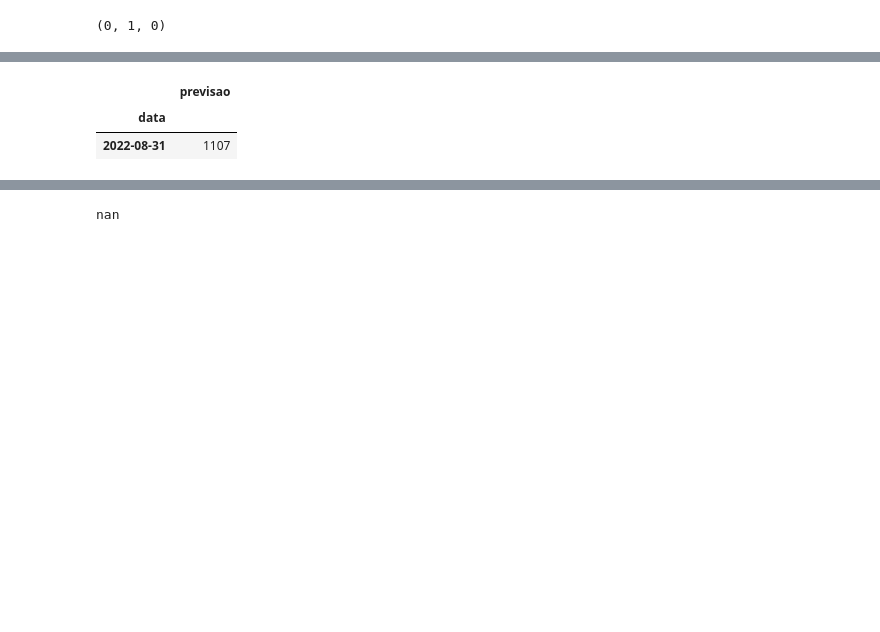
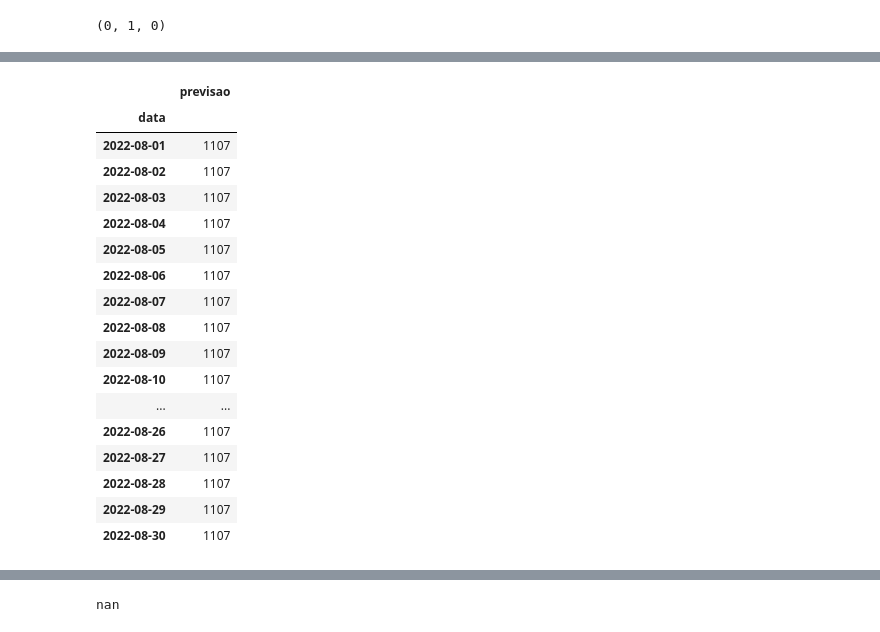
Before and after one commit to Evandro72/Mineracao-Facebook, a Jupyter notebook: Mineração_e_Análise_de_Dados_do_Facebook.ipynb, the cells around one changed output, grey strips where cells are left out. Cells and saved outputs as stored; diff of their text form; code cells hidden in the pictures; blank space fills up the shorter version.

```diff
--- a/Mineração_e_Análise_de_Dados_do_Facebook.ipynb
+++ b/Mineração_e_Análise_de_Dados_do_Facebook.ipynb
@@ -1579,4 +1568,4 @@ previsoes
 # %%
-dias = pd.date_range(start = '2022-08-31', end = '2022-09-29')
+dias = pd.date_range(start = '2022-08-01', end = '2022-08-30')
 dias
 # %% [output]
@@ -1642,9 +1672,24 @@ fas_teste_df
 # %%
-previsoes['2022-08-31':'2022-08-31']
+previsoes['2022-08-01':'2022-08-30']
 # %% [output]
 |  | previsao |
 | data |  |
-| 2022-08-31 | 1107 |
+| 2022-08-01 | 1107 |
+| 2022-08-02 | 1107 |
+| 2022-08-03 | 1107 |
+| 2022-08-04 | 1107 |
+| 2022-08-05 | 1107 |
+| 2022-08-06 | 1107 |
+| 2022-08-07 | 1107 |
+| 2022-08-08 | 1107 |
+| 2022-08-09 | 1107 |
+| 2022-08-10 | 1107 |
+| ... | ... |
+| 2022-08-26 | 1107 |
+| 2022-08-27 | 1107 |
+| 2022-08-28 | 1107 |
+| 2022-08-29 | 1107 |
+| 2022-08-30 | 1107 |
 # %%
 from sklearn.metrics import mean_absolute_error
 mean_absolute_error(fas_teste_df['numero fas'], previsoes['2022-09-01':'2022-09-01']['previsao'])
```
Also changed, not shown: parts of 63 cells of this notebook.
